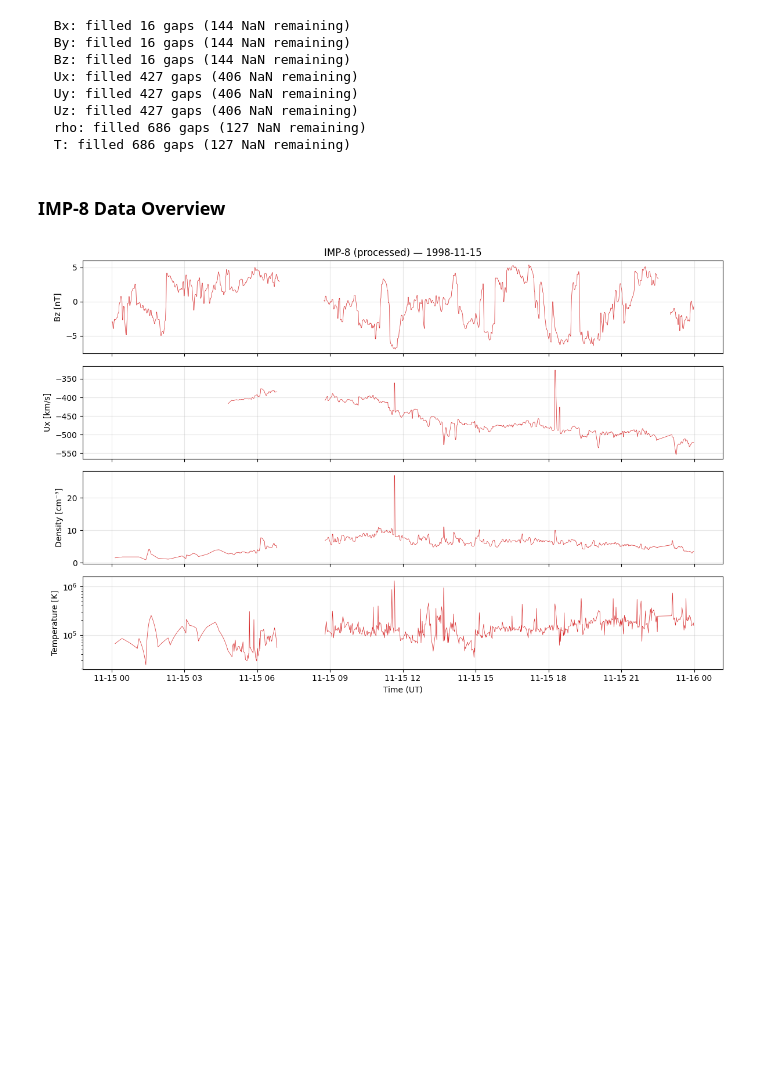
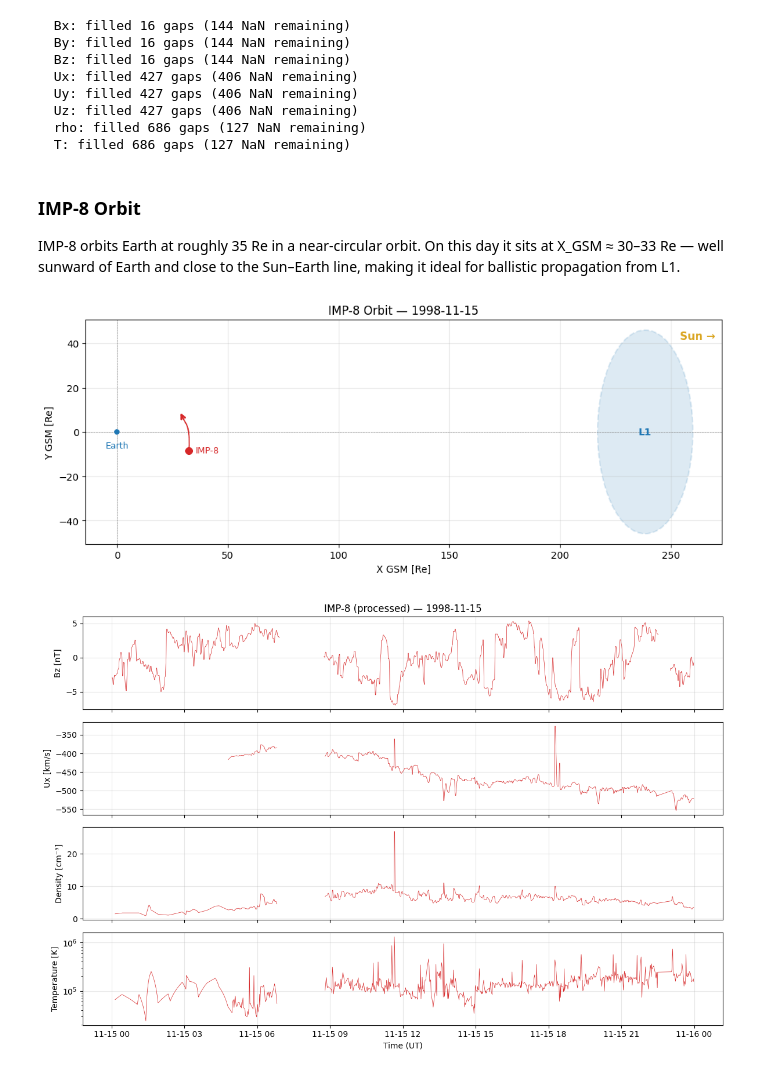
Before and after one commit to connordimarco/MIDLPy, a Jupyter notebook: examples/merge_imp8_tutorial.ipynb, the cells around one changed output. Cells and saved outputs as stored; diff of their text form; code cells hidden in the pictures; blank space fills up the shorter version.

Commit message:
Remove dead import from test_savers.
Update jupyter notebook with nice orbit plot.

```diff
--- a/examples/merge_imp8_tutorial.ipynb
+++ b/examples/merge_imp8_tutorial.ipynb
@@ -177,7 +180,69 @@ for var in ['Bx', 'By', 'Bz', 'Ux', 'Uy', 'Uz', 'rho']:
   rho: filled 686 gaps (127 NaN remaining)
   T: filled 686 gaps (127 NaN remaining)
 # %% [markdown]
-### IMP-8 Data Overview
+### IMP-8 Orbit
+
+IMP-8 orbits Earth at roughly 35 Re in a near-circular orbit. On this day it sits at X_GSM ≈ 30–33 Re — well sunward of Earth and close to the Sun–Earth line, making it ideal for ballistic propagation from L1.
+# %%
+from matplotlib.patches import Ellipse
+
+pos_gsm_full = cdf_mag.varget("SC_Pos_GSM").astype(float)
+pos_gsm_full[pos_gsm_full > 900] = np.nan
+x_re = pos_gsm_full[:, 0]
+y_re = pos_gsm_full[:, 1]
+
+# L1 halo orbit parameters
+l1_x_center = (217 + 260) / 2  # 238.5 Re
+l1_x_width = 260 - 217          # 43 Re full width
+l1_yz_width = 46 * 2             # 92 Re full width (±46 Re)
+
+fig, ax = plt.subplots(figsize=(10, 5))
+
+# L1 halo orbit
+halo = Ellipse((l1_x_center, 0), l1_x_width, l1_yz_width,
+                fc='tab:blue', ec='tab:blue', alpha=0.15, lw=1.5, ls='--')
+ax.add_patch(halo)
+ax.text(l1_x_center, 0, 'L1', ha='center', va='center',
+        fontsize=10, color='tab:blue', fontweight='bold')
+
+# IMP-8 orbit
+ax.plot(x_re, y_re, 'tab:red', lw=1.2)
+ax.plot(x_re[0], y_re[0], 'o', color='tab:red', ms=7, zorder=5)
+
+# Arrow at end of day along direction of motion (use wider window for stable direction)
+n = min(50, len(x_re) - 1)
+valid_x = x_re[~np.isnan(x_re)]
+valid_y = y_re[~np.isnan(y_re)]
+dx = valid_x[-1] - valid_x[-n]
+dy = valid_y[-1] - valid_y[-n]
+norm = np.sqrt(dx**2 + dy**2)
+dx, dy = dx / norm, dy / norm
+arrow_len = 3
+ax.annotate('', xy=(valid_x[-1] + dx * arrow_len, valid_y[-1] + dy * arrow_len),
+            xytext=(valid_x[-1], valid_y[-1]),
+            arrowprops=dict(arrowstyle='->', color='tab:red', lw=2))
+
+ax.text(x_re[0] + 3, y_re[0], 'IMP-8', fontsize=9, color='tab:red', va='center')
+
+# Earth
+earth = plt.Circle((0, 0), 1, color='tab:blue', zorder=10)
+ax.add_patch(earth)
+ax.text(0, -4, 'Earth', ha='center', va='top', fontsize=9, color='tab:blue')
+
+ax.annotate('Sun →', xy=(0.99, 0.95), xycoords='axes fraction',
+            ha='right', va='top', fontsize=11, color='goldenrod', fontweight='bold')
+ax.set_xlabel('X GSM [Re]')
+ax.set_ylabel('Y GSM [Re]')
+ax.set_title('IMP-8 Orbit — 1998-11-15')
+ax.set_aspect('equal')
+ax.grid(True, alpha=0.3)
+ax.axhline(0, color='gray', lw=0.5, ls='--')
+ax.axvline(0, color='gray', lw=0.5, ls='--')
+
+plt.tight_layout()
+plt.show()
+# %% [output]
+[figure, added]
 # %%
 fig, axes = plt.subplots(4, 1, figsize=(12, 8), sharex=True)
 t_imp8 = ds_imp8.time.values
```
Also changed, not shown: parts of 1 cell of this notebook, 1 other file.
